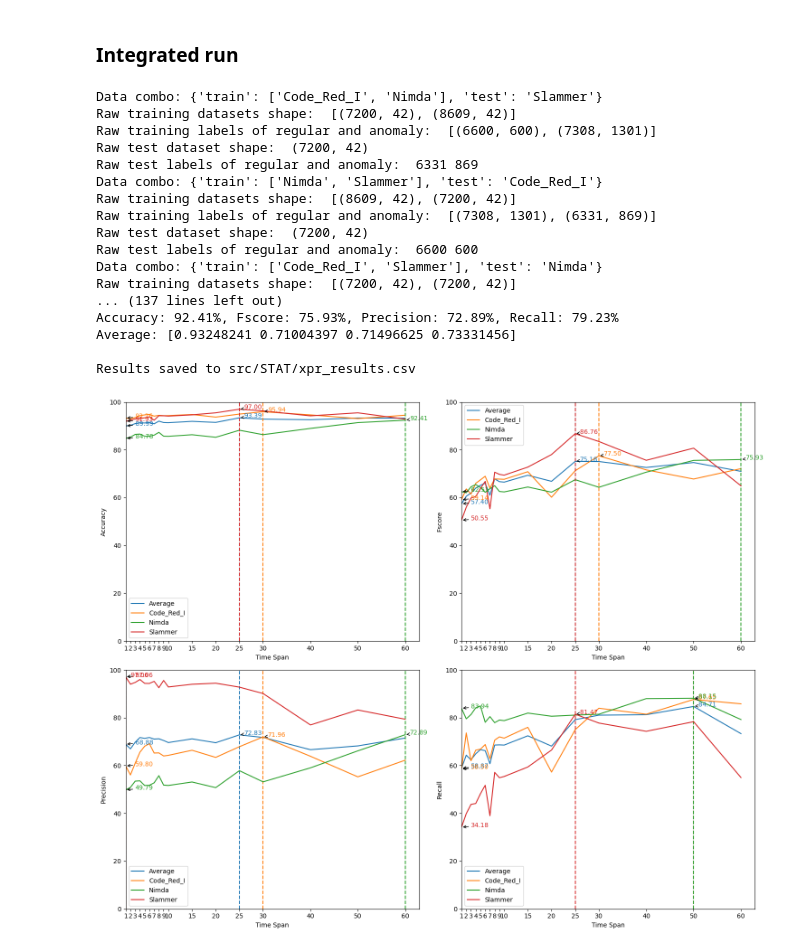
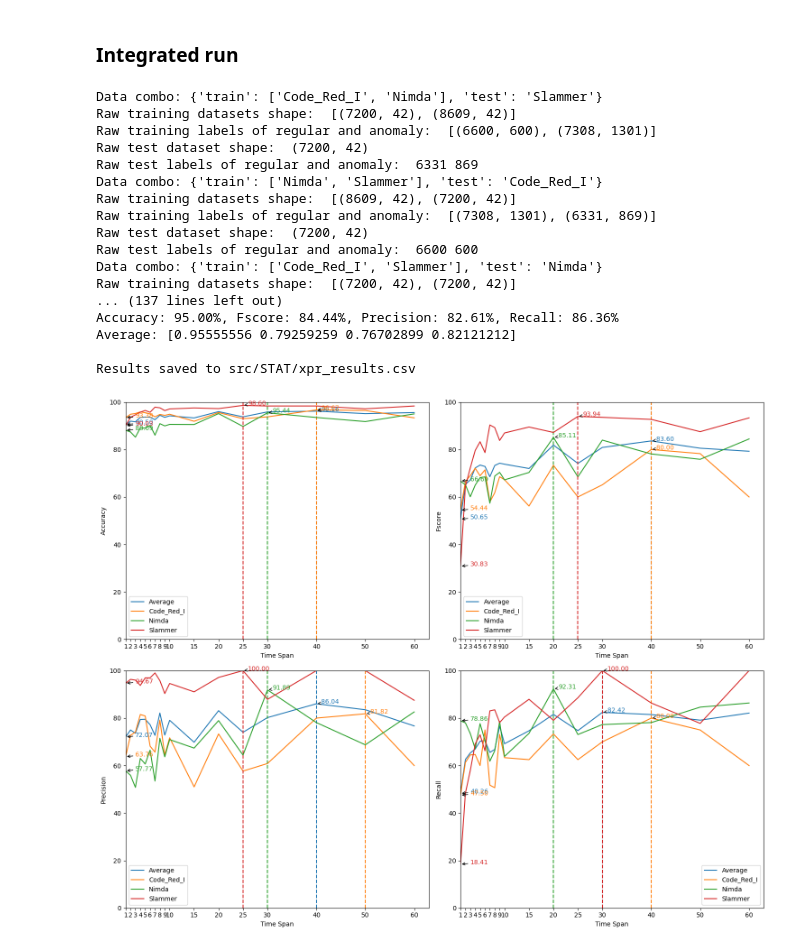
Before and after one commit to biganiseed/CyberDefense, a Jupyter notebook: xpr_aggregation_LSTM.ipynb, the cells around one changed output. Cells and saved outputs as stored; diff of their text form; code cells hidden in the pictures.

```diff
--- a/xpr_aggregation_LSTM.ipynb
+++ b/xpr_aggregation_LSTM.ipynb
@@ -70,7 +70,7 @@ def train_test(train_x, train_y, test_x):
     # Set parameters which are referred from src/RNN_Running_Code/RNN_Run/tmp/lstm_2layer.py
     num_feature = 37
     batch_size = SEQUENCE_LENGTH
-    num_epochs = 30   # number of the epochs
+    num_epochs = 16   # number of the epochs
     learning_rate = 0.001    # learning rate for optimization
     hidden_size = 32  # hidden size for fc4
     num_layers = 1    # number of layers for LSTM algorithm
@@ -166,33 +166,33 @@ def train_test(train_x, train_y, test_x):
 # %%
 from src.xpr_test import *
 
 time_span_list = [1, 2, 3, 4, 5, 6, 7, 8, 9, 10, 15, 20, 25, 30, 40, 50, 60]
 data_combos = [{"train": ["Code_Red_I", "Nimda"], "test": "Slammer"},
                 {"train": ["Nimda", "Slammer"], "test": "Code_Red_I"},
                 {"train": ["Code_Red_I", "Slammer"], "test": "Nimda"},
                 ]
 
 # Set the sequence length for RNN algorithm.
 SEQUENCE_LENGTH = 5
 
-results = aggregation_test(train_test, time_span_list, data_combos, normal_label=0, dataModulo=SEQUENCE_LENGTH, sliding_window=True)
+results = aggregation_test(train_test, time_span_list, data_combos, normal_label=0, dataModulo=SEQUENCE_LENGTH, sliding_window=False)
 plot_aggregation_test_results(results, time_span_list)
 # %% [output]
 Data combo: {'train': ['Code_Red_I', 'Nimda'], 'test': 'Slammer'}
 Raw training datasets shape:  [(7200, 42), (8609, 42)]
 Raw training labels of regular and anomaly:  [(6600, 600), (7308, 1301)]
 Raw test dataset shape:  (7200, 42)
 Raw test labels of regular and anomaly:  6331 869
 Data combo: {'train': ['Nimda', 'Slammer'], 'test': 'Code_Red_I'}
 Raw training datasets shape:  [(8609, 42), (7200, 42)]
 Raw training labels of regular and anomaly:  [(7308, 1301), (6331, 869)]
 Raw test dataset shape:  (7200, 42)
 Raw test labels of regular and anomaly:  6600 600
 Data combo: {'train': ['Code_Red_I', 'Slammer'], 'test': 'Nimda'}
 Raw training datasets shape:  [(7200, 42), (7200, 42)]
 ... (137 lines left out)
-Accuracy: 92.41%, Fscore: 75.93%, Precision: 72.89%, Recall: 79.23%
-Average: [0.93248241 0.71004397 0.71496625 0.73331456]
+Accuracy: 95.00%, Fscore: 84.44%, Precision: 82.61%, Recall: 86.36%
+Average: [0.95555556 0.79259259 0.76702899 0.82121212]
 
 Results saved to src/STAT/xpr_results.csv
-[figure, old version]
+[figure, new version]
```
Also changed, not shown: 1 other file.
